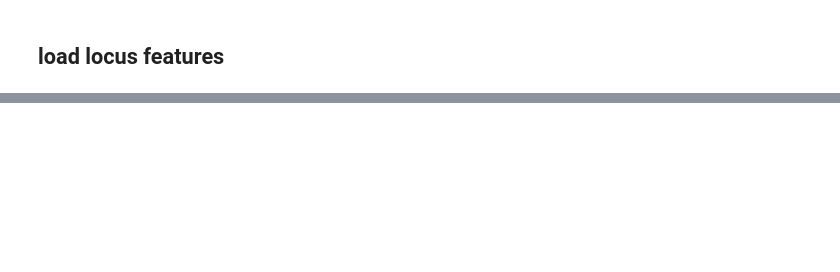
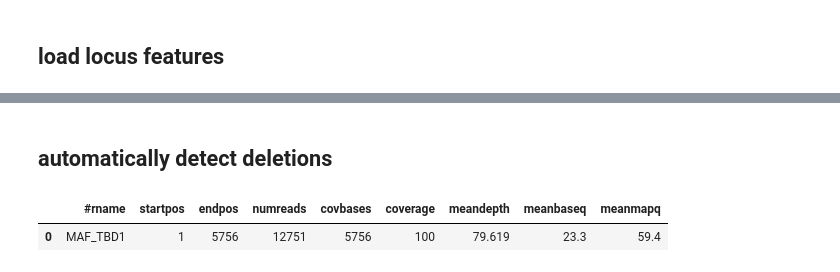
Before and after one commit to dmnfarrell/mtbc_analyses, a Jupyter notebook: tbd1/analysis.ipynb, the cells around one changed output, grey strips where cells are left out. Cells and saved outputs as stored; diff of their text form; code cells hidden in the pictures; blank space fills up the shorter version.

```diff
--- a/tbd1/analysis.ipynb
+++ b/tbd1/analysis.ipynb
@@ -131,0 +202,25 @@ tree.render('%%inline',tree_style=ts,w=400)
+# %% [markdown]
+## automatically detect deletions
+# %%
+def detect_coverage(file, ref):
+    """get the average sequencing depth"""
+
+    from io import StringIO
+    from pyfaidx import Fasta
+    cmd = 'zcat %s | paste - - - - | cut -f2 | wc -c' %file
+    tmp = subprocess.check_output(cmd,shell=True)
+    rg = Fasta(ref)
+    avdepth = int(tmp)*2/len(rg)
+    #print (avdepth)
+    cmd = 'samtools coverage --min-BQ 0 %s' %file
+    #print (cmd)
+    tmp = subprocess.check_output(cmd,shell=True)
+    s = pd.read_csv(StringIO(tmp.decode()),sep='\t')
+    #s['ratio'] = s.meandepth/avdepth
+    #print (s)
+    return s
+
+detect_coverage('snpgenie_results/mapped/ERR015598.bam','MAF_GM041182_TBD1.fa')
+# %% [output]
+|  | #rname | startpos | endpos | numreads | covbases | coverage | meandepth | meanbaseq | meanmapq |
+| 0 | MAF_TBD1 | 1 | 5756 | 12751 | 5756 | 100 | 79.619 | 23.3 | 59.4 |
```
Also changed, not shown: parts of 22 cells of this notebook, 2 other files.
